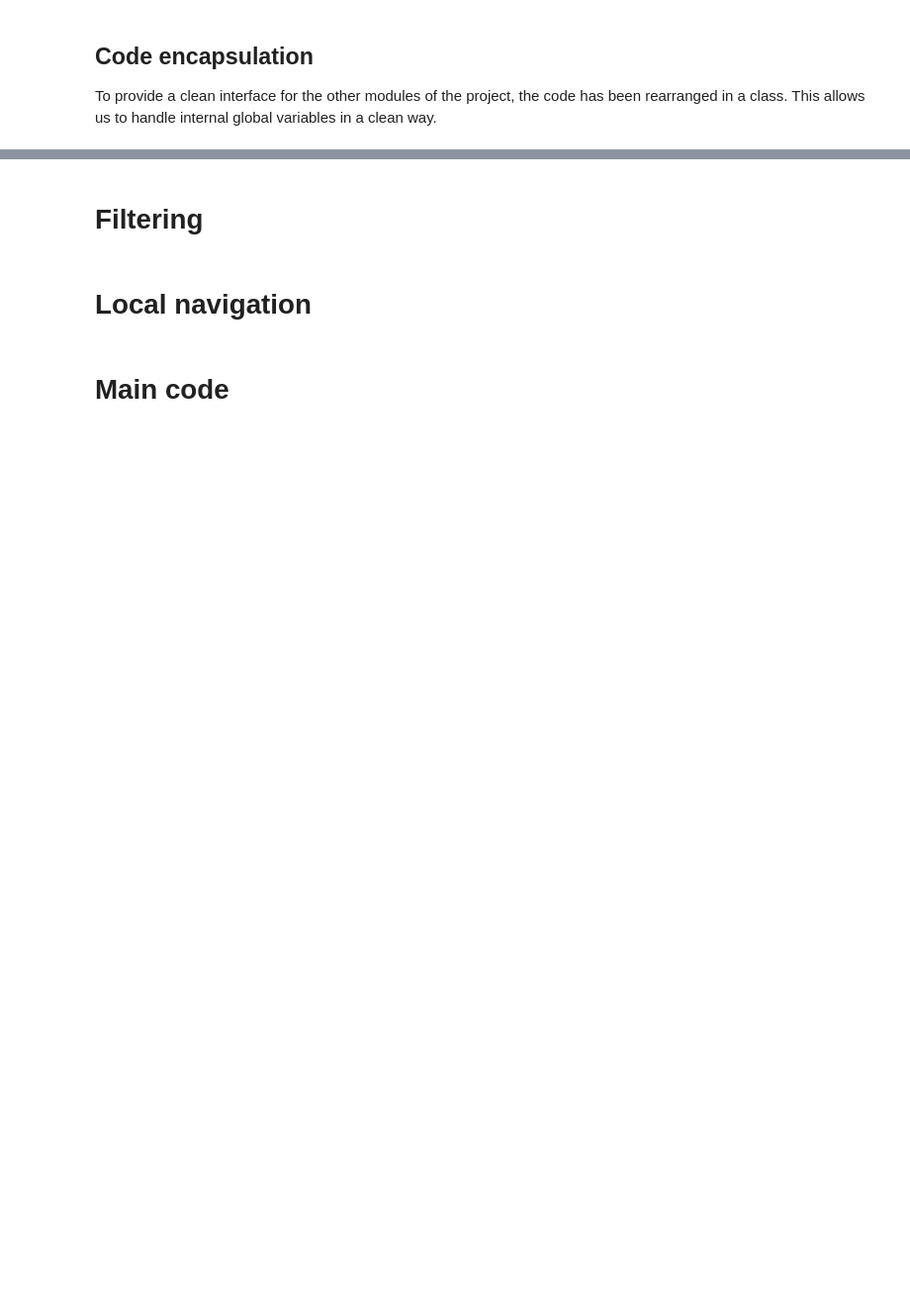
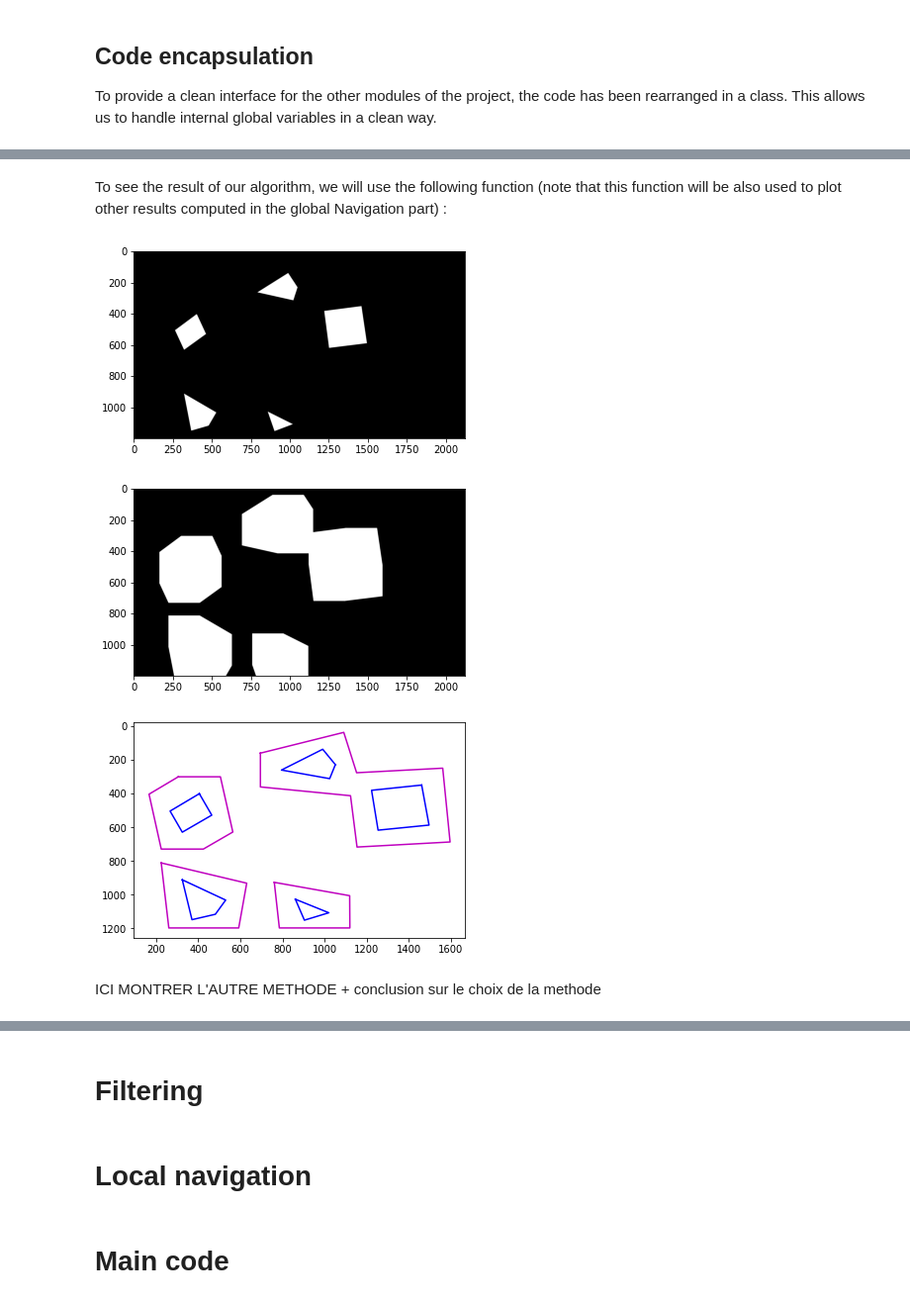
Before and after one commit to iac26/projet_robotique_2020, a Jupyter notebook: src/roomba.ipynb, the cells around one changed output, grey strips where cells are left out. Shown at 99% size. Cells and saved outputs as stored; diff of their text form; code cells hidden in the pictures; blank space fills up the shorter version.

```diff
--- a/src/roomba.ipynb
+++ b/src/roomba.ipynb
@@ -501,0 +563,7 @@ To provide a clean interface for the other modules of the project, the code has
+# %%
+import math
+
+#define
+X = 0
+Y = 1
+DIL_COEFF_K = 10
@@ -501,0 +631,2 @@ To provide a clean interface for the other modules of the project, the code has
+# %% [markdown]
+To see the result of our algorithm, we will use the following function (note that this function will be also used to plot other results computed in the global Navigation part) :
@@ -501,0 +713,15 @@ To provide a clean interface for the other modules of the project, the code has
+# %%
+frame = cv2.imread("./images/colors.png")
+
+# Dilate obstacles and print them
+scaled_contours, original_contours, ret = detect_obstacles(frame)
+
+plt.figure()
+plt.gca().invert_yaxis()
+printGlobalNavigation(original_contours, scaled_contours)
+# %% [output]
+[figure, added]
+[figure, added]
+[figure, added]
+# %% [markdown]
+ICI MONTRER L'AUTRE METHODE + conclusion sur le choix de la methode
```
Also changed, not shown: parts of 26 cells of this notebook, 3 other files.
